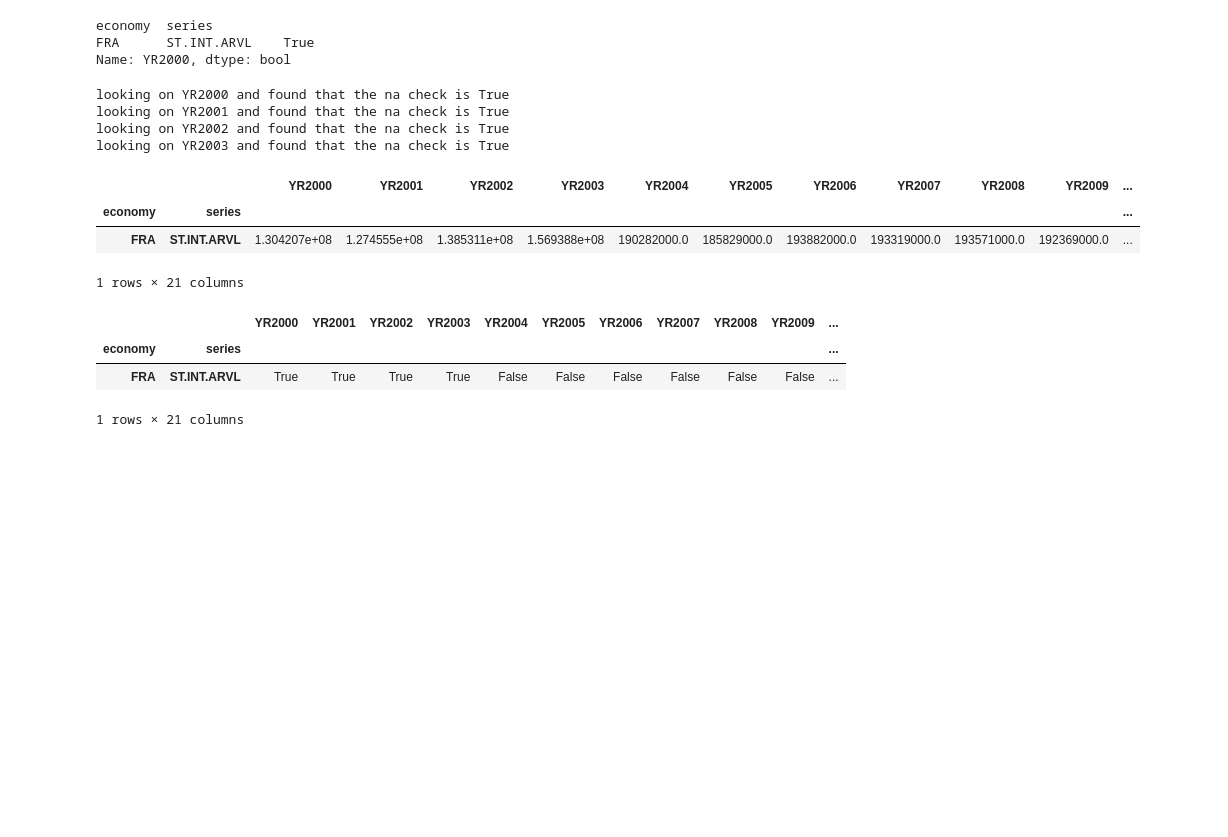
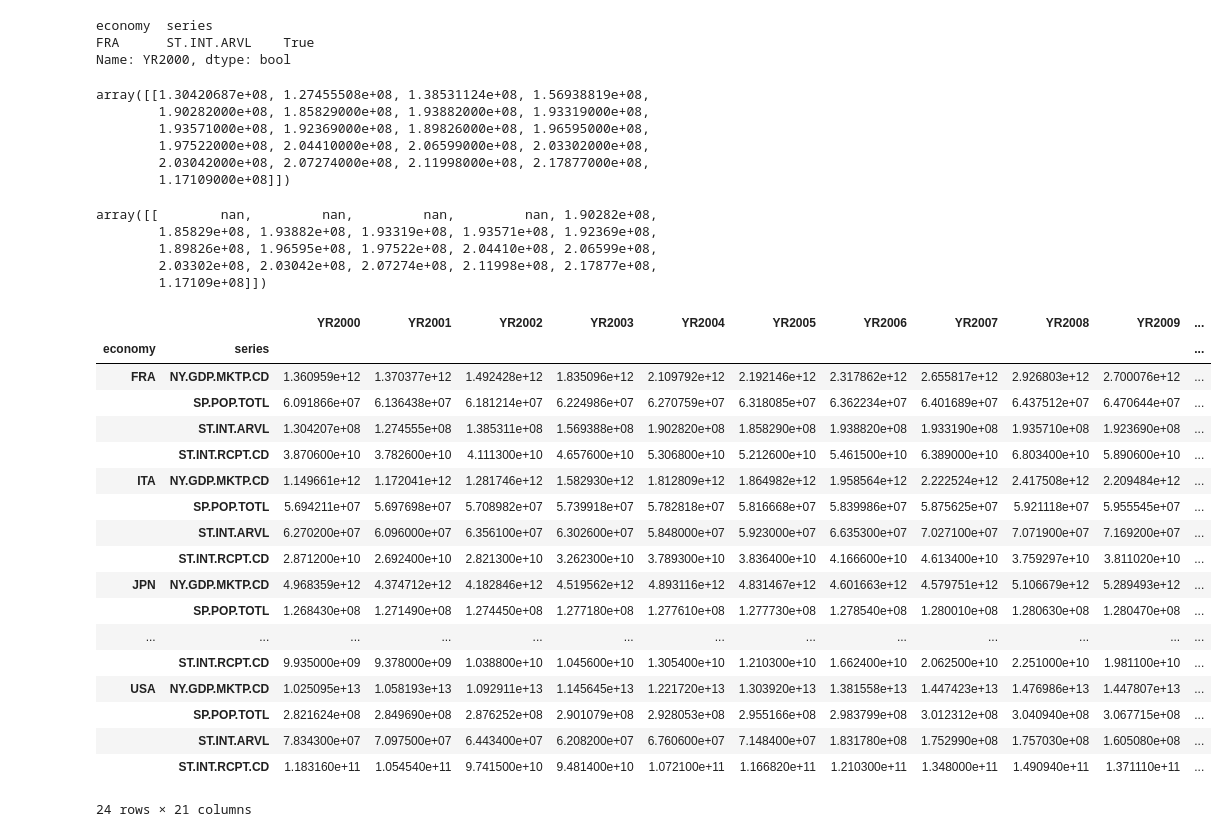
Before and after one commit to gamegtboyz/wb-top-traveling-analysis, a Jupyter notebook: test.ipynb, the cells around one changed output. Saved outputs shown, nothing was run; the diff lists cells and outputs as text; code cells hidden in the pictures; blank space fills up the shorter version.

```diff
--- a/test.ipynb
+++ b/test.ipynb
@@ -82,34 +104,64 @@ def ratiofill(fill_df, ref_df):
     The ratio is calculated as the mean of the values in ref_df
     for each year, and then applied to fill_df.
     """
-    fill_df = fill_df.copy()
 
     # find the ratio of the reference dataframe
     ratio = fill_df.mean(axis=1).values[0]/ref_df.mean(axis=1).values[0]
 
-    # fill the NaN values
+    # find and fill the NaN values
     for column in fill_df.columns:
         if fill_df[column].isna().values[0]:
-            print(f"looking on {column} and found that the na check is {fill_df[column].isna().values[0]}")
-            # print(fill_df[column])
-            fill_df[column].values[0] = ref_df[column] * ratio
+            fill_df[column].values[0] = ref_df[column].values[0] * ratio
 
-    return fill_df
+    return fill_df.values
 # %%
 ratiofill(data.loc[[('FRA','ST.INT.ARVL')]], data.loc[[('FRA','ST.INT.RCPT.CD')]])
 # %% [output]
-looking on YR2000 and found that the na check is True
-looking on YR2001 and found that the na check is True
-looking on YR2002 and found that the na check is True
-looking on YR2003 and found that the na check is True
+array([[1.30420687e+08, 1.27455508e+08, 1.38531124e+08, 1.56938819e+08,
+        1.90282000e+08, 1.85829000e+08, 1.93882000e+08, 1.93319000e+08,
+        1.93571000e+08, 1.92369000e+08, 1.89826000e+08, 1.96595000e+08,
+        1.97522000e+08, 2.04410000e+08, 2.06599000e+08, 2.03302000e+08,
+        2.03042000e+08, 2.07274000e+08, 2.11998000e+08, 2.17877000e+08,
+        1.17109000e+08]])
-|  |  | YR2000 | YR2001 | YR2002 | YR2003 | YR2004 | YR2005 | YR2006 | YR2007 | YR2008 | YR2009 | ... |
-| economy | series |  |  |  |  |  |  |  |  |  |  | ... |
-| FRA | ST.INT.ARVL | 1.304207e+08 | 1.274555e+08 | 1.385311e+08 | 1.569388e+08 | 190282000.0 | 185829000.0 | 193882000.0 | 193319000.0 | 193571000.0 | 192369000.0 | ... |
-1 rows × 21 columns
 # %%
-data.loc[[('FRA','ST.INT.ARVL')]].isna()
+data.loc[[('FRA','ST.INT.ARVL')]].values
 # %% [output]
-|  |  | YR2000 | YR2001 | YR2002 | YR2003 | YR2004 | YR2005 | YR2006 | YR2007 | YR2008 | YR2009 | ... |
-| economy | series |  |  |  |  |  |  |  |  |  |  | ... |
-| FRA | ST.INT.ARVL | True | True | True | True | False | False | False | False | False | False | ... |
-1 rows × 21 columns
+array([[        nan,         nan,         nan,         nan, 1.90282e+08,
+        1.85829e+08, 1.93882e+08, 1.93319e+08, 1.93571e+08, 1.92369e+08,
+        1.89826e+08, 1.96595e+08, 1.97522e+08, 2.04410e+08, 2.06599e+08,
+        2.03302e+08, 2.03042e+08, 2.07274e+08, 2.11998e+08, 2.17877e+08,
+        1.17109e+08]])
+# %%
+# fix the missing values in arrival and tourism receipt of all countries
+for country in data.index.levels[0]:
+    data.loc[[(country, 'ST.INT.ARVL')]] = ratiofill(
+        data.loc[[(country, 'ST.INT.ARVL')]],
+        data.loc[[(country, 'ST.INT.RCPT.CD')]]
+    )
+
+    data.loc[[(country, 'ST.INT.RCPT.CD')]] = ratiofill(
+        data.loc[[(country, 'ST.INT.RCPT.CD')]],
+        data.loc[[(country, 'ST.INT.ARVL')]]
+    )
+# %%
+data
+# %% [output]
+|  |  | YR2000 | YR2001 | YR2002 | YR2003 | YR2004 | YR2005 | YR2006 | YR2007 | YR2008 | YR2009 | ... |
+| economy | series |  |  |  |  |  |  |  |  |  |  | ... |
+| FRA | NY.GDP.MKTP.CD | 1.360959e+12 | 1.370377e+12 | 1.492428e+12 | 1.835096e+12 | 2.109792e+12 | 2.192146e+12 | 2.317862e+12 | 2.655817e+12 | 2.926803e+12 | 2.700076e+12 | ... |
+|  | SP.POP.TOTL | 6.091866e+07 | 6.136438e+07 | 6.181214e+07 | 6.224986e+07 | 6.270759e+07 | 6.318085e+07 | 6.362234e+07 | 6.401689e+07 | 6.437512e+07 | 6.470644e+07 | ... |
+|  | ST.INT.ARVL | 1.304207e+08 | 1.274555e+08 | 1.385311e+08 | 1.569388e+08 | 1.902820e+08 | 1.858290e+08 | 1.938820e+08 | 1.933190e+08 | 1.935710e+08 | 1.923690e+08 | ... |
+|  | ST.INT.RCPT.CD | 3.870600e+10 | 3.782600e+10 | 4.111300e+10 | 4.657600e+10 | 5.306800e+10 | 5.212600e+10 | 5.461500e+10 | 6.389000e+10 | 6.803400e+10 | 5.890600e+10 | ... |
+| ITA | NY.GDP.MKTP.CD | 1.149661e+12 | 1.172041e+12 | 1.281746e+12 | 1.582930e+12 | 1.812809e+12 | 1.864982e+12 | 1.958564e+12 | 2.222524e+12 | 2.417508e+12 | 2.209484e+12 | ... |
+|  | SP.POP.TOTL | 5.694211e+07 | 5.697698e+07 | 5.708982e+07 | 5.739918e+07 | 5.782818e+07 | 5.816668e+07 | 5.839986e+07 | 5.875625e+07 | 5.921118e+07 | 5.955545e+07 | ... |
+|  | ST.INT.ARVL | 6.270200e+07 | 6.096000e+07 | 6.356100e+07 | 6.302600e+07 | 5.848000e+07 | 5.923000e+07 | 6.635300e+07 | 7.027100e+07 | 7.071900e+07 | 7.169200e+07 | ... |
+|  | ST.INT.RCPT.CD | 2.871200e+10 | 2.692400e+10 | 2.821300e+10 | 3.262300e+10 | 3.789300e+10 | 3.836400e+10 | 4.166600e+10 | 4.613400e+10 | 3.759297e+10 | 3.811020e+10 | ... |
+| JPN | NY.GDP.MKTP.CD | 4.968359e+12 | 4.374712e+12 | 4.182846e+12 | 4.519562e+12 | 4.893116e+12 | 4.831467e+12 | 4.601663e+12 | 4.579751e+12 | 5.106679e+12 | 5.289493e+12 | ... |
+|  | SP.POP.TOTL | 1.268430e+08 | 1.271490e+08 | 1.274450e+08 | 1.277180e+08 | 1.277610e+08 | 1.277730e+08 | 1.278540e+08 | 1.280010e+08 | 1.280630e+08 | 1.280470e+08 | ... |
+| ... | ... | ... | ... | ... | ... | ... | ... | ... | ... | ... | ... | ... |
+|  | ST.INT.RCPT.CD | 9.935000e+09 | 9.378000e+09 | 1.038800e+10 | 1.045600e+10 | 1.305400e+10 | 1.210300e+10 | 1.662400e+10 | 2.062500e+10 | 2.251000e+10 | 1.981100e+10 | ... |
+| USA | NY.GDP.MKTP.CD | 1.025095e+13 | 1.058193e+13 | 1.092911e+13 | 1.145645e+13 | 1.221720e+13 | 1.303920e+13 | 1.381558e+13 | 1.447423e+13 | 1.476986e+13 | 1.447807e+13 | ... |
+|  | SP.POP.TOTL | 2.821624e+08 | 2.849690e+08 | 2.876252e+08 | 2.901079e+08 | 2.928053e+08 | 2.955166e+08 | 2.983799e+08 | 3.012312e+08 | 3.040940e+08 | 3.067715e+08 | ... |
+|  | ST.INT.ARVL | 7.834300e+07 | 7.097500e+07 | 6.443400e+07 | 6.208200e+07 | 6.760600e+07 | 7.148400e+07 | 1.831780e+08 | 1.752990e+08 | 1.757030e+08 | 1.605080e+08 | ... |
+|  | ST.INT.RCPT.CD | 1.183160e+11 | 1.054540e+11 | 9.741500e+10 | 9.481400e+10 | 1.072100e+11 | 1.166820e+11 | 1.210300e+11 | 1.348000e+11 | 1.490940e+11 | 1.371110e+11 | ... |
+24 rows × 21 columns
```
Also changed, not shown: parts of 2 cells of this notebook.
